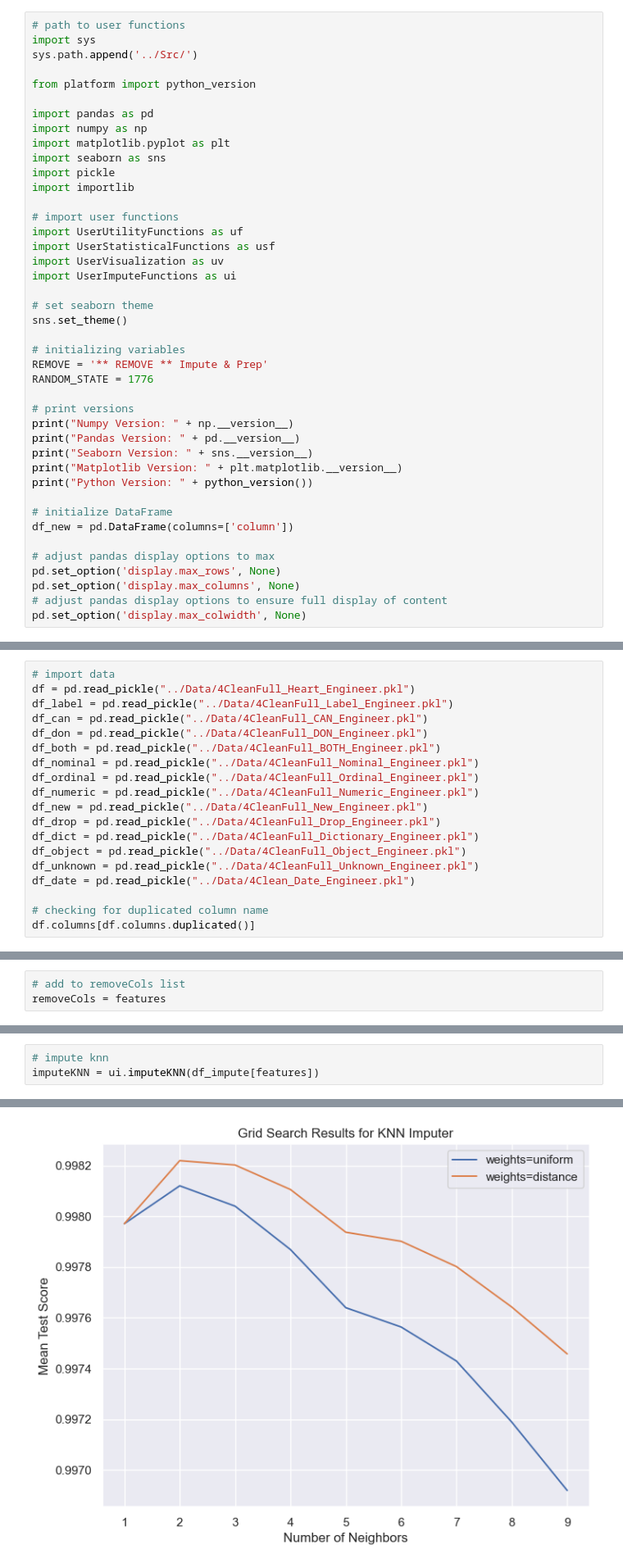
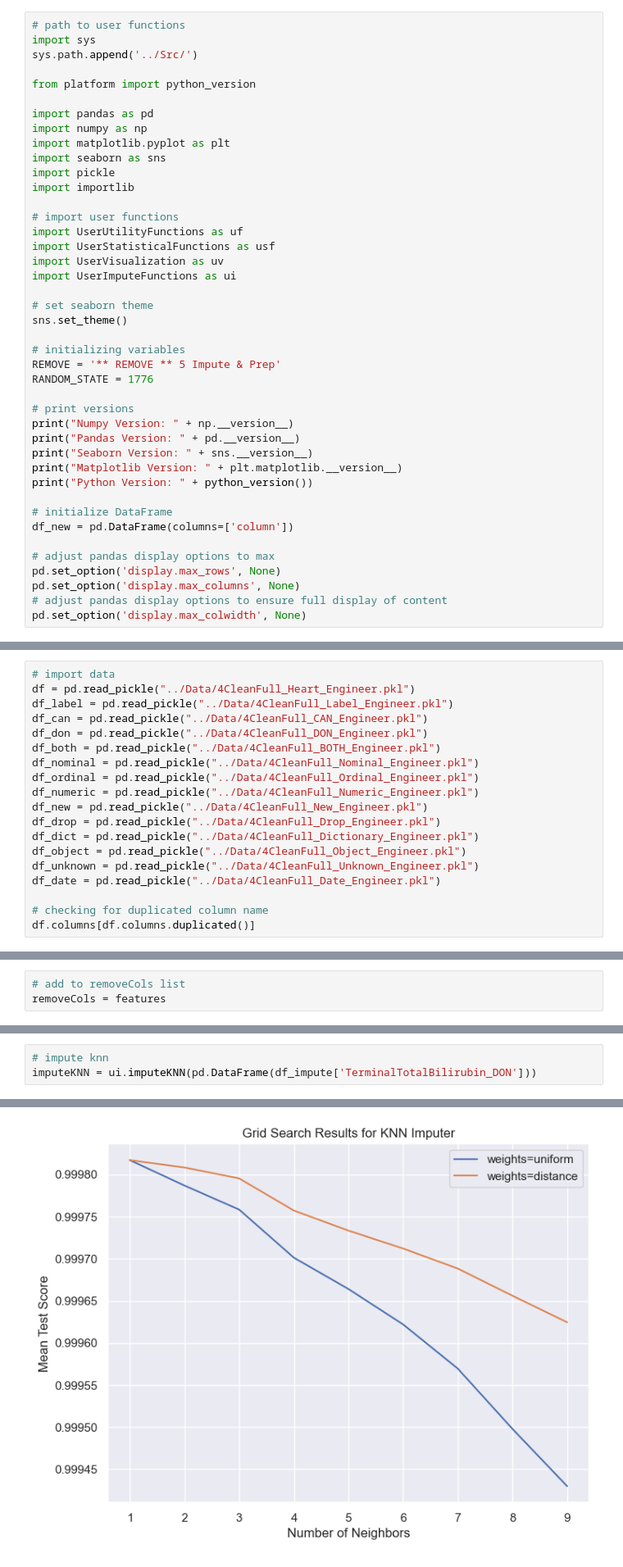
Before and after one commit to Denvirgama/Project, a Jupyter notebook: UNOS/Notebook/5.Thoracic_(2011-2021)_Wrangle.ipynb, the cells around one changed output, grey strips where cells are left out. Shown at 82% size. Cells and saved outputs as stored; diff of their text form.

Commit message:
Updated Notebook for Feature Engineering

```diff
--- a/UNOS/Notebook/5.Thoracic_(2011-2021)_Wrangle.ipynb
+++ b/UNOS/Notebook/5.Thoracic_(2011-2021)_Wrangle.ipynb
@@ -22,7 +22,7 @@ import UserImputeFunctions as ui
 sns.set_theme()
 
 # initializing variables
-REMOVE = '** REMOVE ** Impute & Prep'
+REMOVE = '** REMOVE ** 5 Impute & Prep'
 RANDOM_STATE = 1776
 
 # print versions
@@ -63,7 +63,7 @@ df_drop = pd.read_pickle("../Data/4CleanFull_Drop_Engineer.pkl")
 df_dict = pd.read_pickle("../Data/4CleanFull_Dictionary_Engineer.pkl")
 df_object = pd.read_pickle("../Data/4CleanFull_Object_Engineer.pkl")
 df_unknown = pd.read_pickle("../Data/4CleanFull_Unknown_Engineer.pkl")
-df_date = pd.read_pickle("../Data/4Clean_Date_Engineer.pkl")
+df_date = pd.read_pickle("../Data/4CleanFull_Date_Engineer.pkl")
 
 # checking for duplicated column name
 df.columns[df.columns.duplicated()]
@@ -549,4 +529,4 @@ imputeGMM = ui.imputeGaussianMixture(df_impute[features], RANDOM_STATE, n_compon
 # %%
 # impute knn
-imputeKNN = ui.imputeKNN(df_impute[features])
+imputeKNN = ui.imputeKNN(pd.DataFrame(df_impute['TerminalTotalBilirubin_DON']))
 # %% [output]
@@ -555,4 +535,4 @@ The best weights for KNN imputer is: distance
-[figure, old version]
+[figure, new version]
 # %%
 # calculate the average
 imputeAverage = (imputeGMM + imputeKNN) / 2
```
Also changed, not shown: parts of 70 cells of this notebook, 6 other files.
